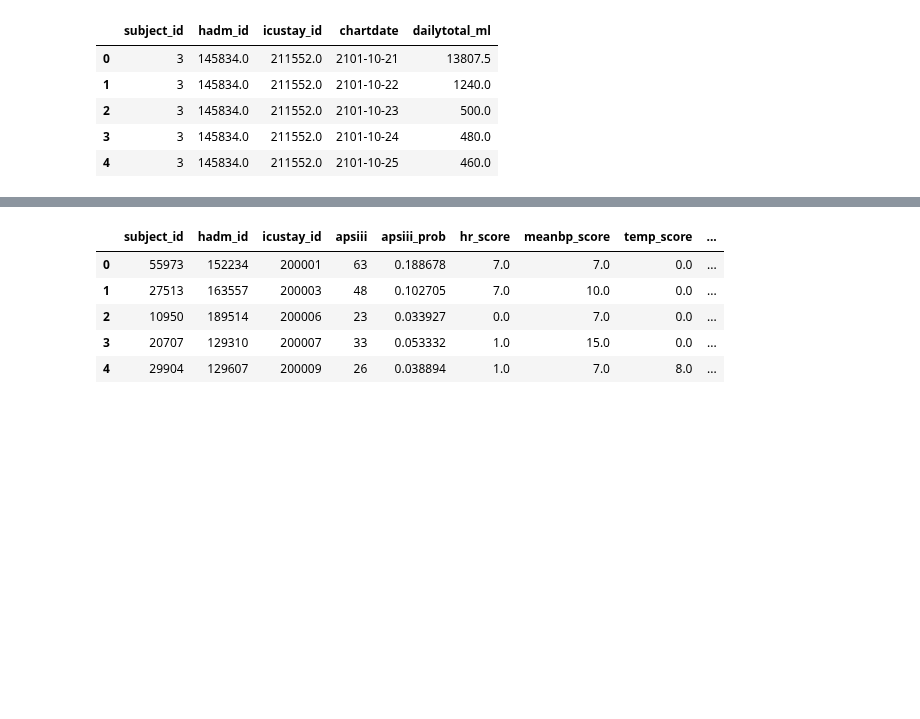
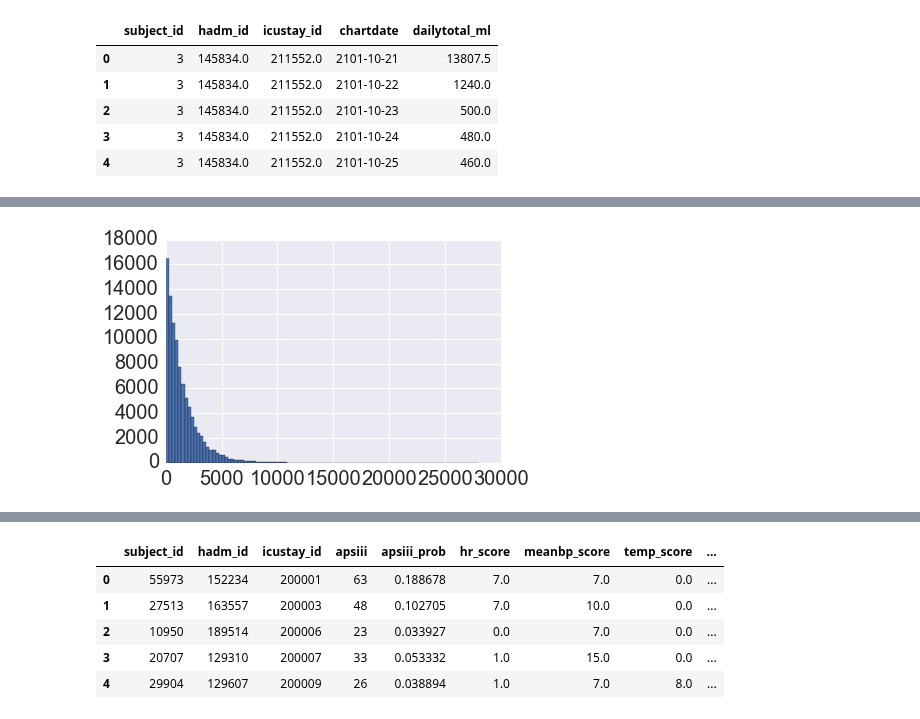
Before and after one commit to yhtgrace/echo, a Jupyter notebook: notebooks/161117_fluidoutcomes_mx.ipynb, the cells around one changed output, grey strips where cells are left out. Saved outputs shown, nothing was run; the diff lists cells and outputs as text; code cells hidden in the pictures; blank space fills up the shorter version.

```diff
--- a/notebooks/161117_fluidoutcomes_mx.ipynb
+++ b/notebooks/161117_fluidoutcomes_mx.ipynb
@@ -55,0 +70,6 @@ sns.factorplot(x="chartdate", y="dailytotal_ml", hue="subject_id", data=dfcv.loc
+# %%
+axes = dfmv.dailytotal_ml.hist(bins=100)
+#axes.set_ylim((0,10))
+#axes.set_xlim((-21000, 1002200))
+# %% [output]
+[figure, added]
```
Also changed, not shown: parts of 14 cells of this notebook, 10 other files.
